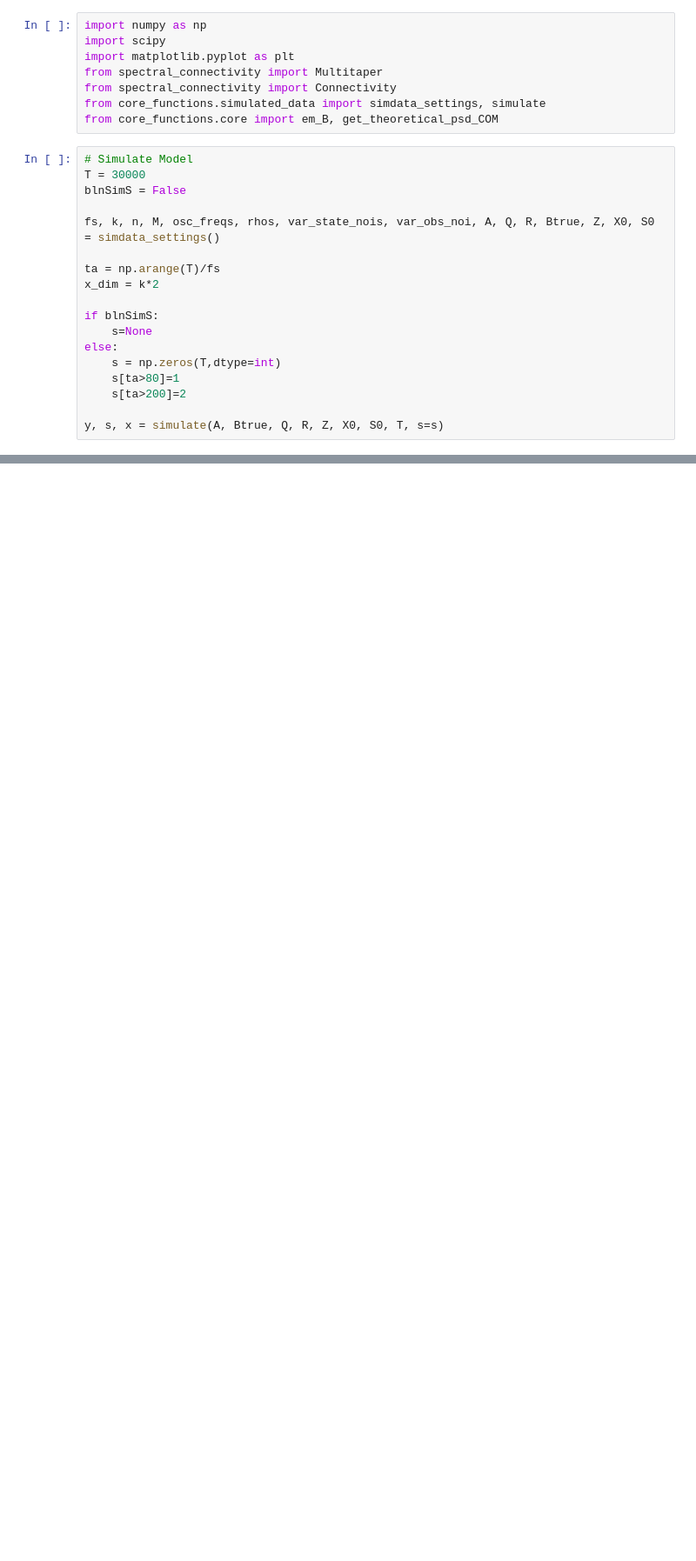
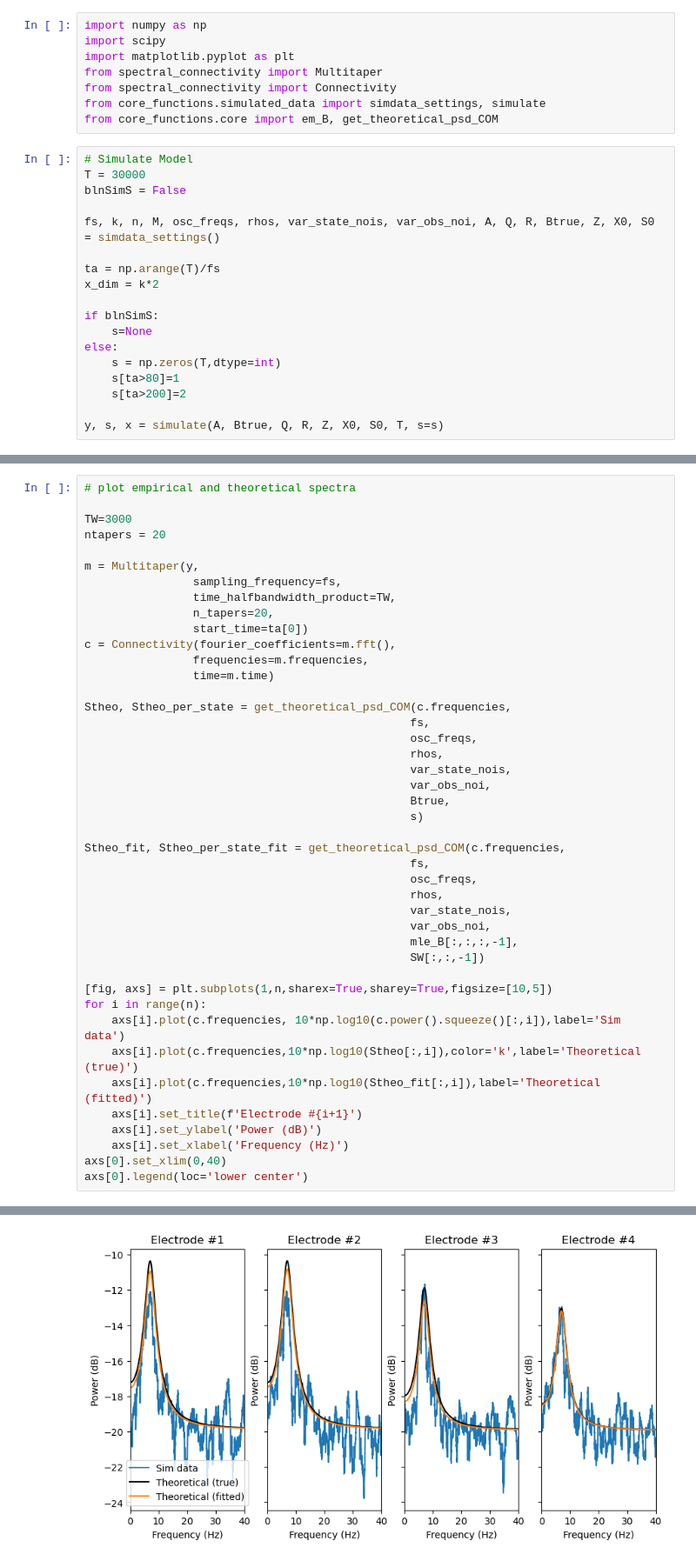
Before and after one commit to Eden-Kramer-Lab/Common_Oscillator_Models, a Jupyter notebook: notebooks/2_run_EM_simulated_model.ipynb, the cells around one changed output, grey strips where cells are left out. Shown at 87% size. Drawn from its saved outputs; the diff is of its cells as text; blank space fills up the shorter version.

```diff
--- a/notebooks/2_run_EM_simulated_model.ipynb
+++ b/notebooks/2_run_EM_simulated_model.ipynb
@@ -36,0 +130,44 @@ LinAlgError: Singular matrix
+# %%
+# plot empirical and theoretical spectra
+
+TW=3000
+ntapers = 20
+
+m = Multitaper(y,
+                sampling_frequency=fs,
+                time_halfbandwidth_product=TW,
+                n_tapers=20,
+                start_time=ta[0])
+c = Connectivity(fourier_coefficients=m.fft(),
+                frequencies=m.frequencies,
+                time=m.time)
+
+Stheo, Stheo_per_state = get_theoretical_psd_COM(c.frequencies,
+                                                fs,
+                                                osc_freqs,
+                                                rhos,
+                                                var_state_nois,
+                                                var_obs_noi,
+                                                Btrue,
+                                                s)
+
+Stheo_fit, Stheo_per_state_fit = get_theoretical_psd_COM(c.frequencies,
+                                                fs,
+                                                osc_freqs,
+                                                rhos,
+                                                var_state_nois,
+                                                var_obs_noi,
+                                                mle_B[:,:,:,-1],
+                                                SW[:,:,-1])
+
+[fig, axs] = plt.subplots(1,n,sharex=True,sharey=True,figsize=[10,5])
+for i in range(n):
+    axs[i].plot(c.frequencies, 10*np.log10(c.power().squeeze()[:,i]),label='Sim data')
+    axs[i].plot(c.frequencies,10*np.log10(Stheo[:,i]),color='k',label='Theoretical (true)')
+    axs[i].plot(c.frequencies,10*np.log10(Stheo_fit[:,i]),label='Theoretical (fitted)')
+    axs[i].set_title(f'Electrode #{i+1}')
+    axs[i].set_ylabel('Power (dB)')
+    axs[i].set_xlabel('Frequency (Hz)')
+axs[0].set_xlim(0,40)
+axs[0].legend(loc='lower center')
+# %% [output]
@@ -36,0 +175 @@ LinAlgError: Singular matrix
+[figure, added]
```
Also changed, not shown: parts of 6 cells of this notebook, 3 other files.
